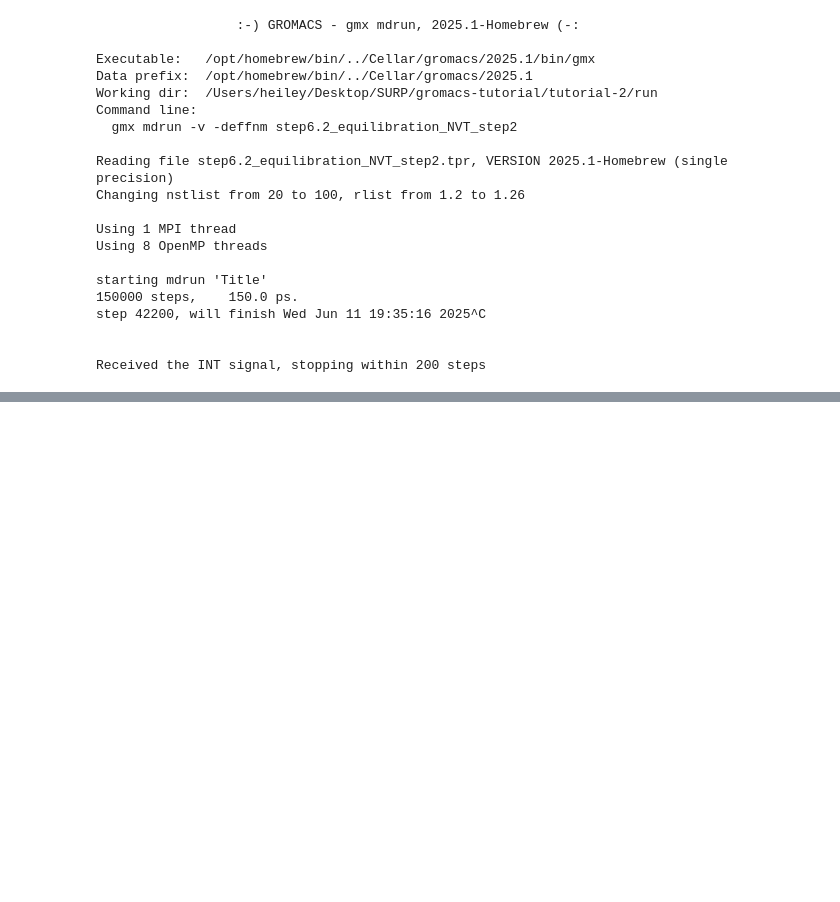
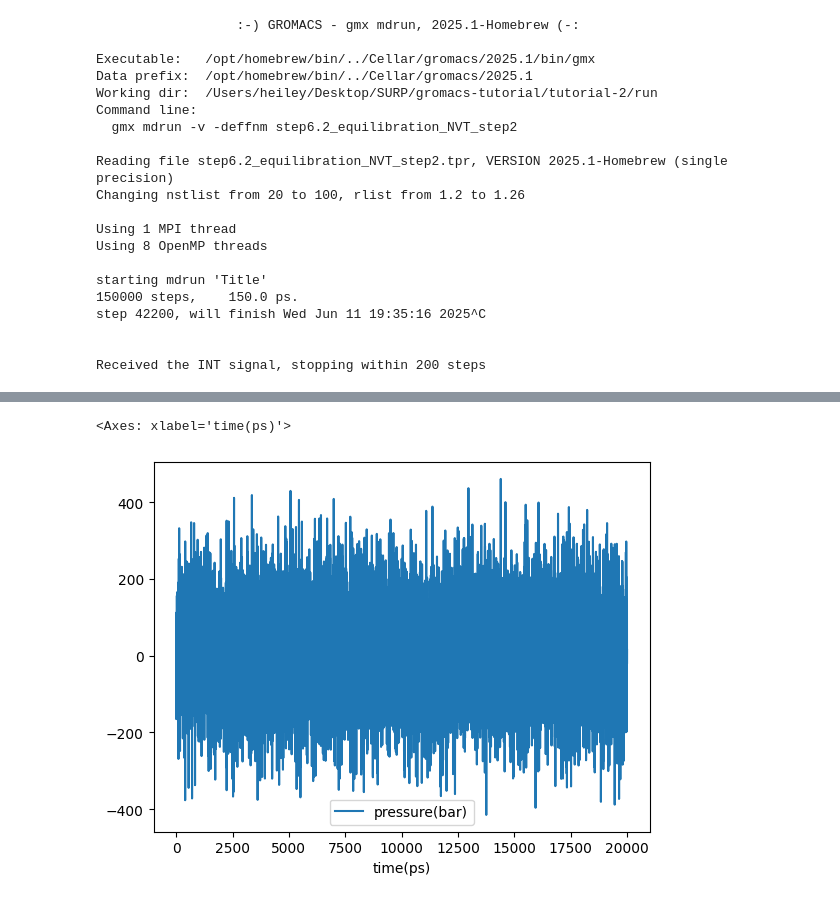
Before and after one commit to Heiley-W/gromacs-tutorial-old, a Jupyter notebook: tutorial-2/tutorial-2.ipynb, the cells around one changed output, grey strips where cells are left out. Cells and saved outputs as stored; diff of their text form; code cells hidden in the pictures; blank space fills up the shorter version.

```diff
--- a/tutorial-2/tutorial-2.ipynb
+++ b/tutorial-2/tutorial-2.ipynb
@@ -455,0 +506,6 @@ Received the INT signal, stopping within 200 steps
+# %%
+df = pd.read_csv('NPT_S4_Press.xvg', sep='\s+', header=None, names=['time(ps)','pressure(bar)'])
+df.plot('time(ps)')
+# %% [output]
+<Axes: xlabel='time(ps)'>
+[figure, added]
```
Also changed, not shown: parts of 54 cells of this notebook, 27 other files.
